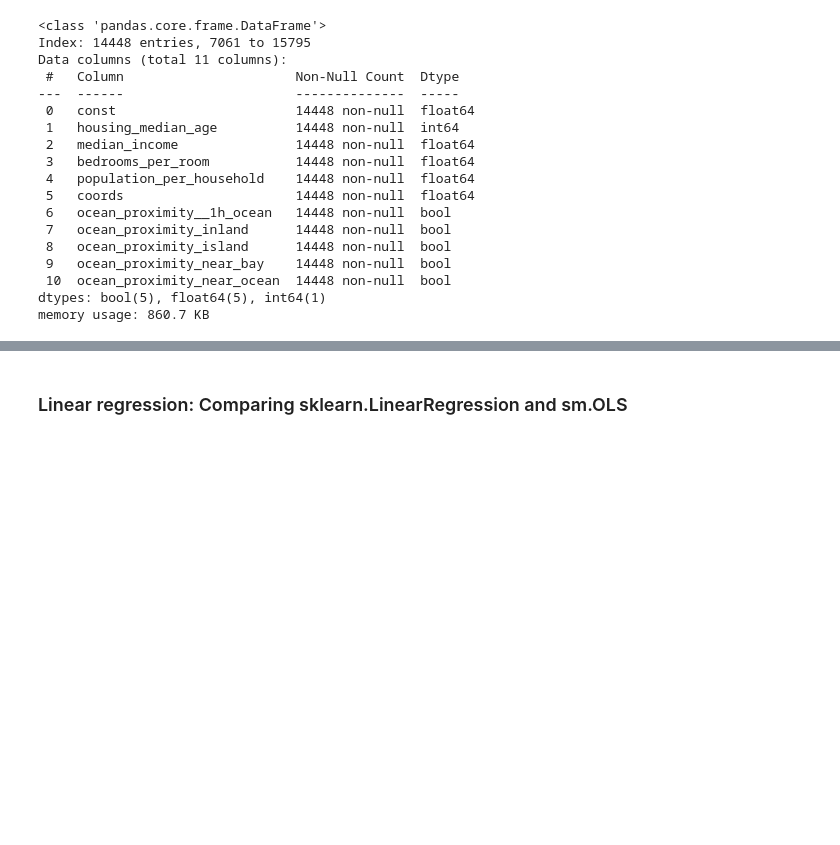
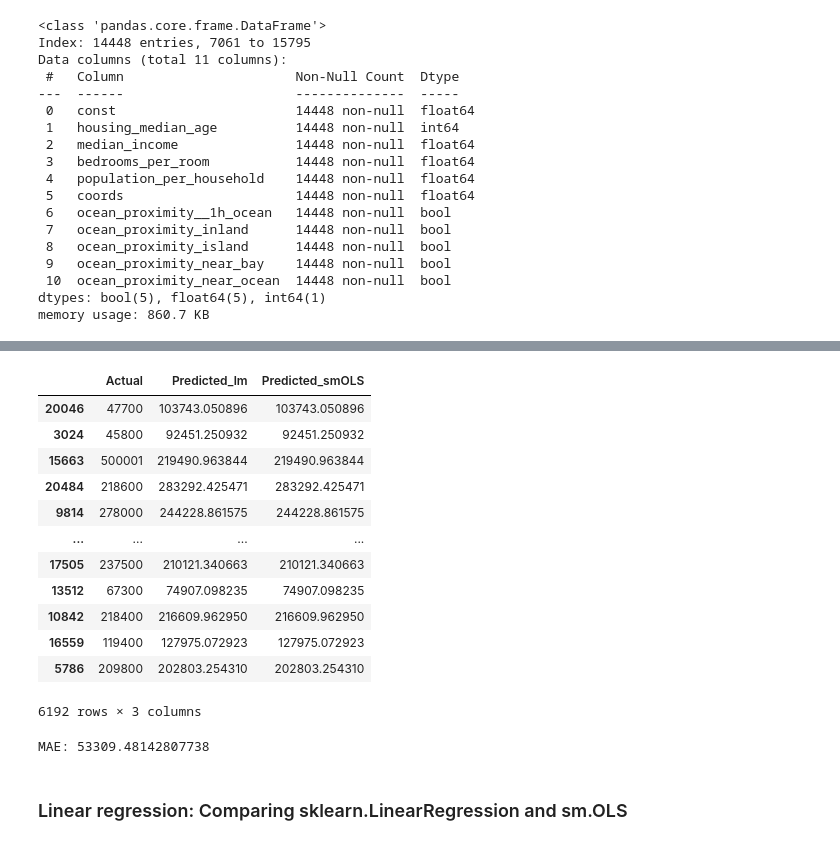
Before and after one commit to nishags83g/my-ai-learning, a Jupyter notebook: mylearnings.ipynb, the cells around one changed output, grey strips where cells are left out. Drawn from its saved outputs; the diff is of its cells as text; code cells hidden in the pictures; blank space fills up the shorter version.

```diff
--- a/mylearnings.ipynb
+++ b/mylearnings.ipynb
@@ -755,0 +798,2 @@ strong multicollinearity problems or that the design matrix is singular.
+# %%
+y_pred_ols = est.predict(X_test3)
@@ -756,3 +815,29 @@ strong multicollinearity problems or that the design matrix is singular.
+# %%
+#compare the actual values (ie, target) with the values predicted by the model
+pred_test_comp_df = pd.DataFrame({'Actual':y_test,'Predicted_lm':y_pred_test, 'Predicted_smOLS':y_pred_ols})
+
+pred_test_comp_df
+# %% [output]
+|  | Actual | Predicted_lm | Predicted_smOLS |
+| 20046 | 47700 | 103743.050896 | 103743.050896 |
+| 3024 | 45800 | 92451.250932 | 92451.250932 |
+| 15663 | 500001 | 219490.963844 | 219490.963844 |
+| 20484 | 218600 | 283292.425471 | 283292.425471 |
+| 9814 | 278000 | 244228.861575 | 244228.861575 |
+| ... | ... | ... | ... |
+| 17505 | 237500 | 210121.340663 | 210121.340663 |
+| 13512 | 67300 | 74907.098235 | 74907.098235 |
+| 10842 | 218400 | 216609.962950 | 216609.962950 |
+| 16559 | 119400 | 127975.072923 | 127975.072923 |
+| 5786 | 209800 | 202803.254310 | 202803.254310 |
+6192 rows × 3 columns
+# %%
+#Calculate mean absolte error
+from sklearn.metrics import mean_absolute_error
+mae = mean_absolute_error(y_test, y_pred_ols)
+print("MAE:", mae)
+# %% [output]
+MAE: 53309.48142807738
 # %% [markdown]
 ### Linear regression: Comparing sklearn.LinearRegression and sm.OLS
 # %%
```
Also changed, not shown: parts of 13 cells of this notebook.
